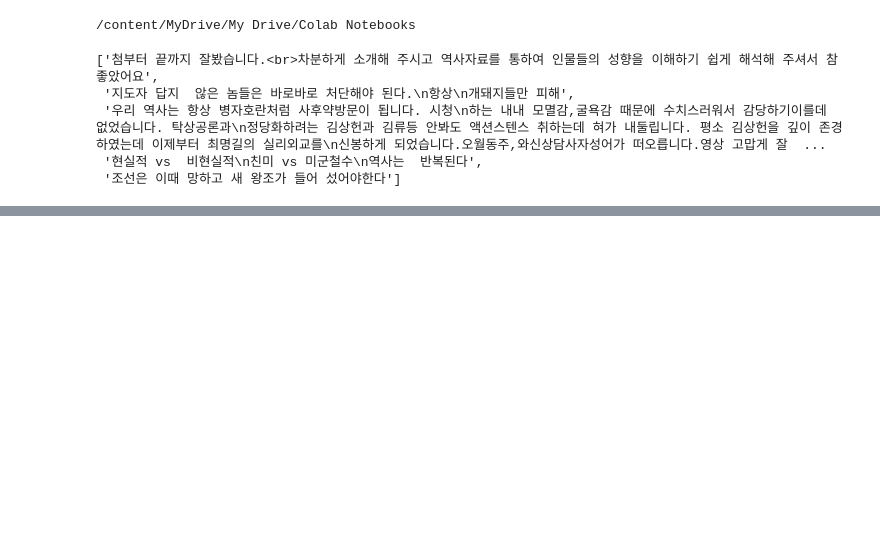
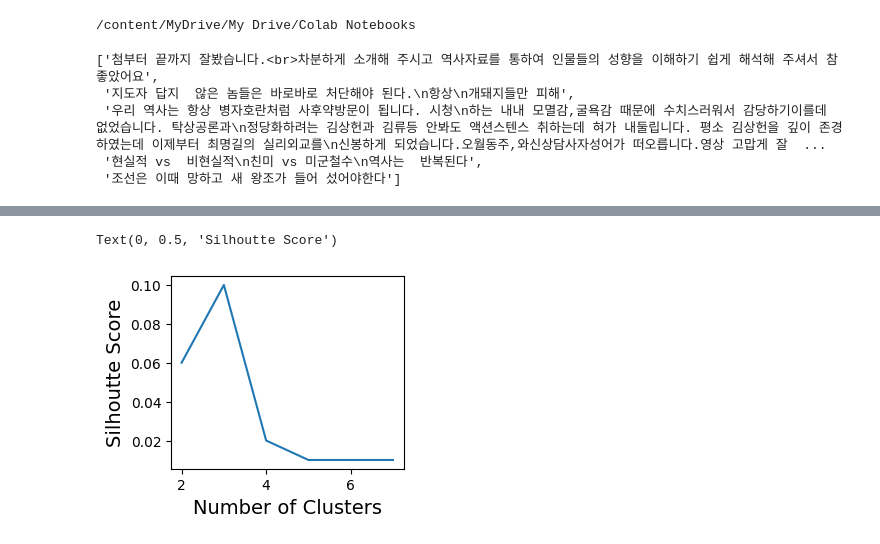
Before and after one commit to jinwu99/Text-mining-and-Sentiment-analysis, a Jupyter notebook: Sentiment Analysis/Youtube_comment_analysis.ipynb, the cells around one changed output, grey strips where cells are left out. Cells and saved outputs as stored; diff of their text form; code cells hidden in the pictures; blank space fills up the shorter version.

```diff
--- a/Sentiment Analysis/Youtube_comment_analysis.ipynb
+++ b/Sentiment Analysis/Youtube_comment_analysis.ipynb
@@ -46,0 +55,2 @@ print(document_embeddings.shape)
+# %%
+document_embeddings = np.load('sentence_embeddings_only_youtube.npy')
@@ -46,0 +66,19 @@ print(document_embeddings.shape)
+# %%
+from sklearn_extra.cluster import KMedoids
+from sklearn.metrics import silhouette_score
+import matplotlib.pyplot as plt
+
+silh = []
+for k in range(2,8):
+    kmedoids = KMedoids(n_clusters=k, random_state=0, metric='cosine')
+    cluster_labels = kmedoids.fit_predict(document_embeddings)
+    silhoutte = silhouette_score(document_embeddings, cluster_labels, metric='cosine')
+    silh.append(silhoutte)
+
+plt.figure(figsize=(3,2.5))
+plt.plot([2,3,4,5,6,7],np.round(silh,2))
+plt.xlabel('Number of Clusters',fontdict={'size': 14})
+plt.ylabel('Silhoutte Score',fontdict={'size': 14})
+# %% [output]
+Text(0, 0.5, 'Silhoutte Score')
+[figure, added]
```
Also changed, not shown: parts of 33 cells of this notebook.
